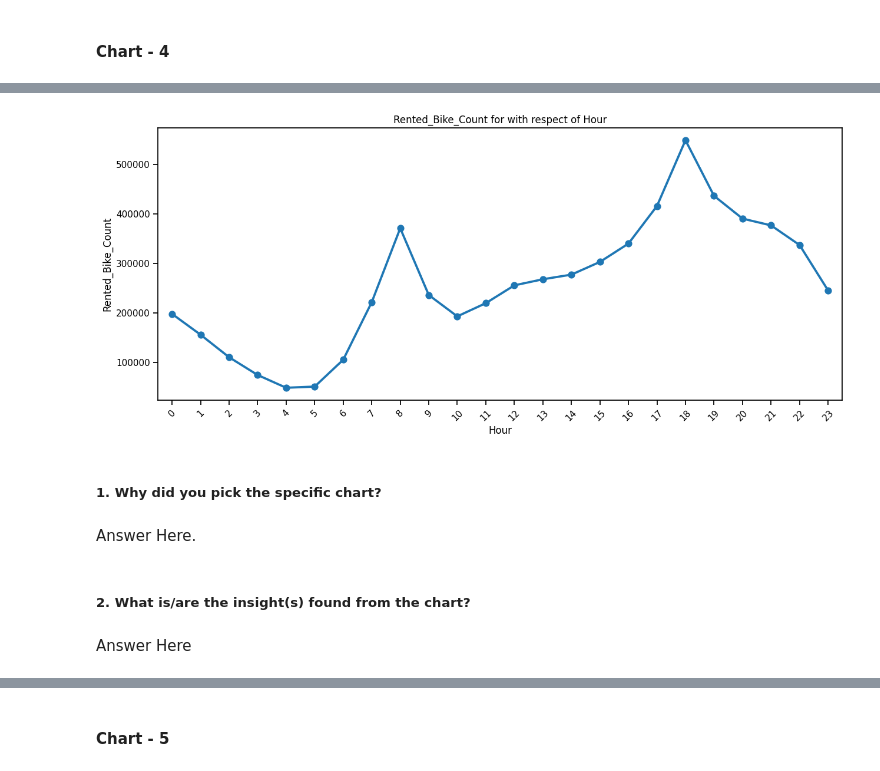
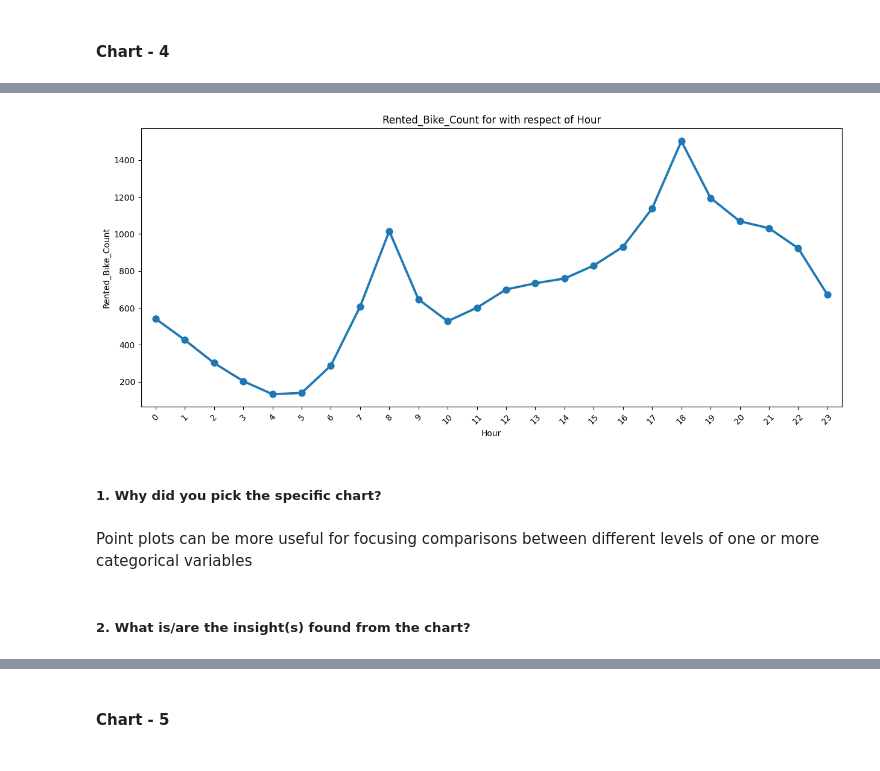
Before and after one commit to Amitkumardas123/Capstone-project----Bike-Sharing-Demand-Prediction, a Jupyter notebook: Bike_sharing_Prediction_Template.ipynb, the cells around one changed output, grey strips where cells are left out. Cells and saved outputs as stored; diff of their text form; code cells hidden in the pictures.

```diff
--- a/Bike_sharing_Prediction_Template.ipynb
+++ b/Bike_sharing_Prediction_Template.ipynb
@@ -497,19 +467,17 @@ grp
 # %%
 # Chart - 4 visualization code
-#visualize rented bike count for every hour in a day
-grp = df.groupby(['Hour'], as_index = False)['Rented_Bike_Count'].sum().sort_values('Hour', ascending = True)
+#visualize  avg rented bike count for every hour in a day
+grp = df.groupby(['Hour'], as_index = False)['Rented_Bike_Count'].mean().sort_values('Hour', ascending = True)
 plt.figure(figsize=(15,6))
 sns.pointplot(x=grp['Hour'], y=grp["Rented_Bike_Count"])
 plt.title("Rented_Bike_Count for with respect of Hour")
 plt.xticks(rotation=45)
 plt.show()
 # %% [output]
-[figure, old version]
+[figure, new version]
 # %% [markdown]
 ##### 1. Why did you pick the specific chart?
-# %% [markdown]
-Answer Here.
+# %% [markdown]
+Point plots can be more useful for focusing comparisons between different levels of one or more categorical variables
 # %% [markdown]
 ##### 2. What is/are the insight(s) found from the chart?
-# %% [markdown]
-Answer Here
```
Also changed, not shown: parts of 66 cells of this notebook.
